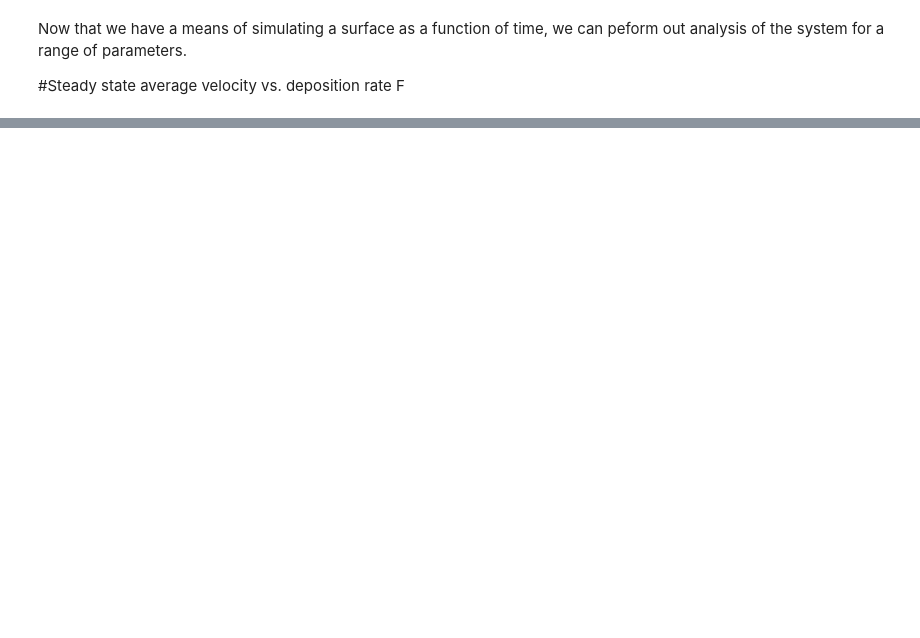
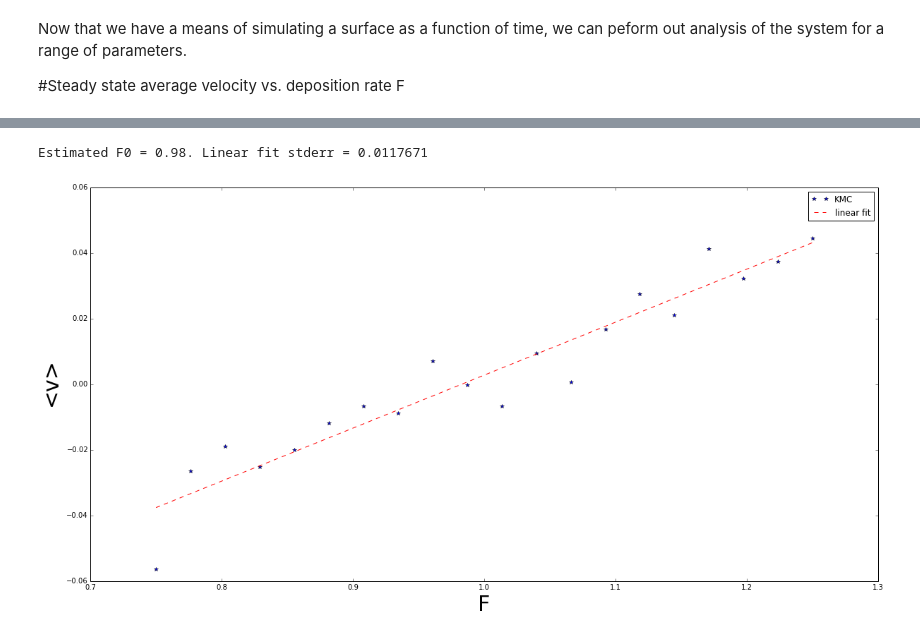
Before and after one commit to jorgehog/NanoHealWorkshop2015, a Jupyter notebook: KMC.ipynb, the cells around one changed output, grey strips where cells are left out. Saved outputs shown, nothing was run; the diff lists cells and outputs as text; code cells hidden in the pictures; blank space fills up the shorter version.

```diff
--- a/KMC.ipynb
+++ b/KMC.ipynb
@@ -270,0 +287,23 @@ show()
+# %%
+from scipy.stats import linregress
+
+#assume a linear relation and find the slope and shift of the linear fit
+slope, shift, _, _, stderr = linregress(F_values, steady_state_speeds)
+linear_fit = [shift + slope*F for F in F_values]
+
+#for a line y = ax+b, the x which yields y = 0 is x = -b/a
+F0_estimate = -shift/slope
+
+print "Estimated F0 = %.2f. Linear fit stderr = %g" % (F0_estimate, stderr)
+
+plot(F_values, steady_state_speeds, "b*", label="KMC")
+plot(F_values, linear_fit, "r--", label="linear fit")
+
+legend()
+xlabel("F", fontsize=30)
+ylabel("<v>", fontsize=30)
+
+show()
+# %% [output]
+Estimated F0 = 0.98. Linear fit stderr = 0.0117671
+[figure, added]
```
Also changed, not shown: parts of 16 cells of this notebook.
